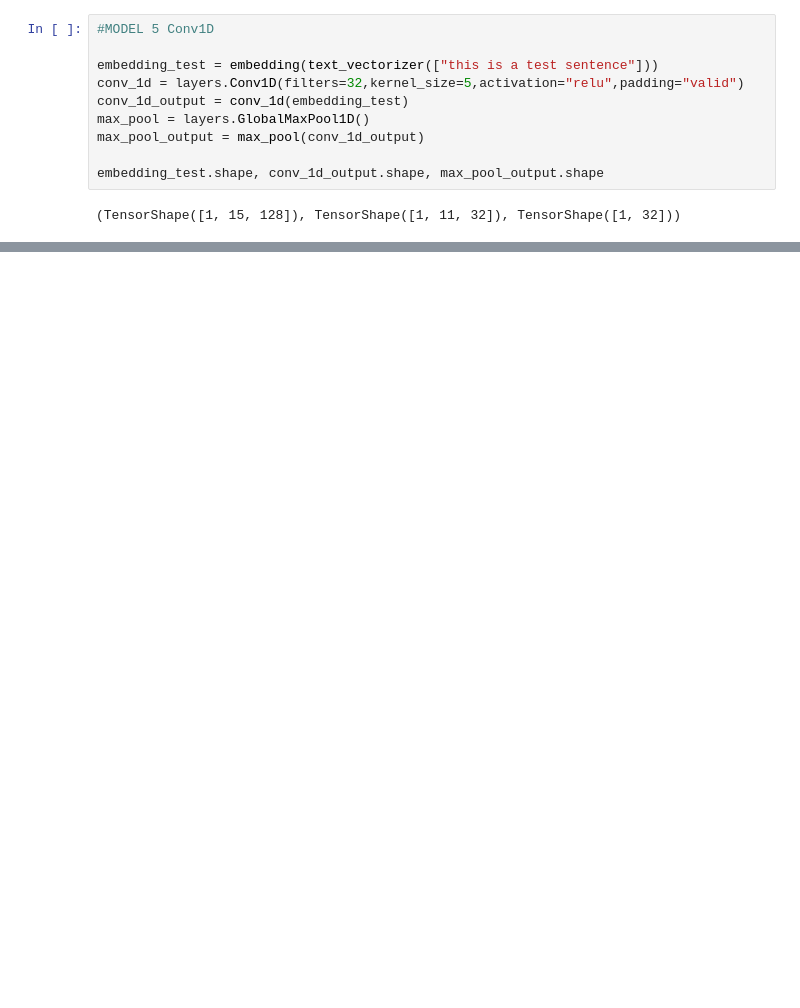
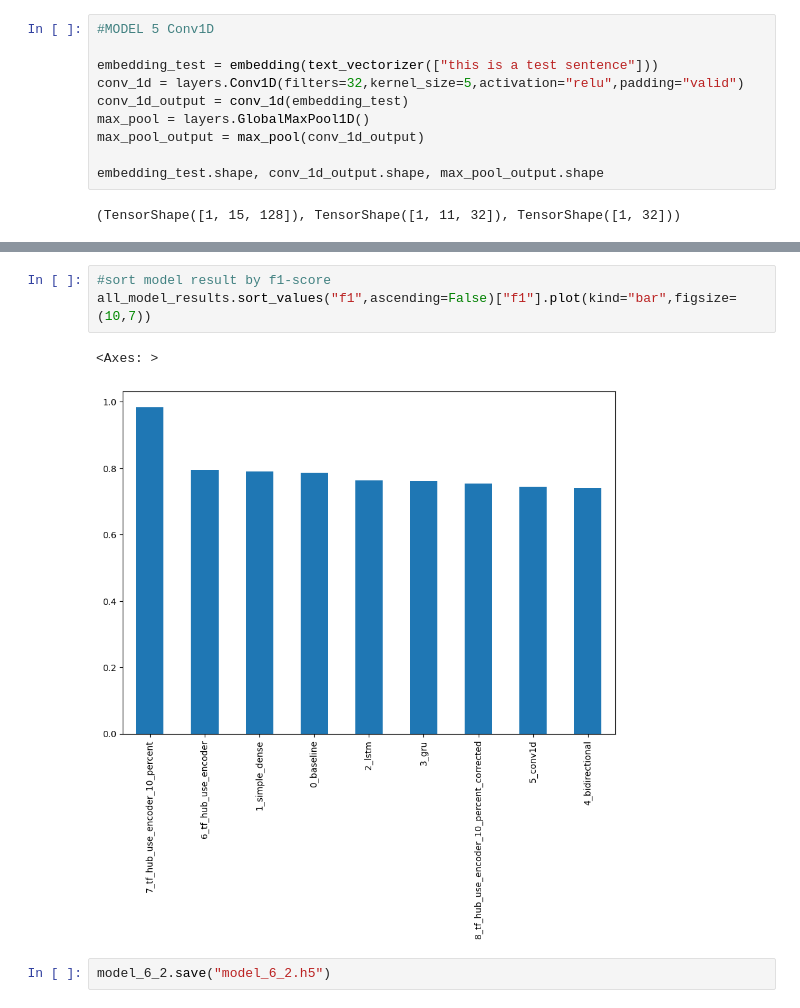
Before and after one commit to Rishu-N/TENSORFLOW, a Jupyter notebook: NLP_intro.ipynb, the cells around one changed output, grey strips where cells are left out. Saved outputs shown, nothing was run; the diff lists cells and outputs as text; blank space fills up the shorter version.

```diff
--- a/NLP_intro.ipynb
+++ b/NLP_intro.ipynb
@@ -760,0 +1370,8 @@ embedding_test, conv_1d_output
+# %%
+#sort model result by f1-score
+all_model_results.sort_values("f1",ascending=False)["f1"].plot(kind="bar",figsize=(10,7))
+# %% [output]
+<Axes: >
+[figure, added]
+# %%
+model_6_2.save("model_6_2.h5")
```
Also changed, not shown: parts of 75 cells of this notebook.
